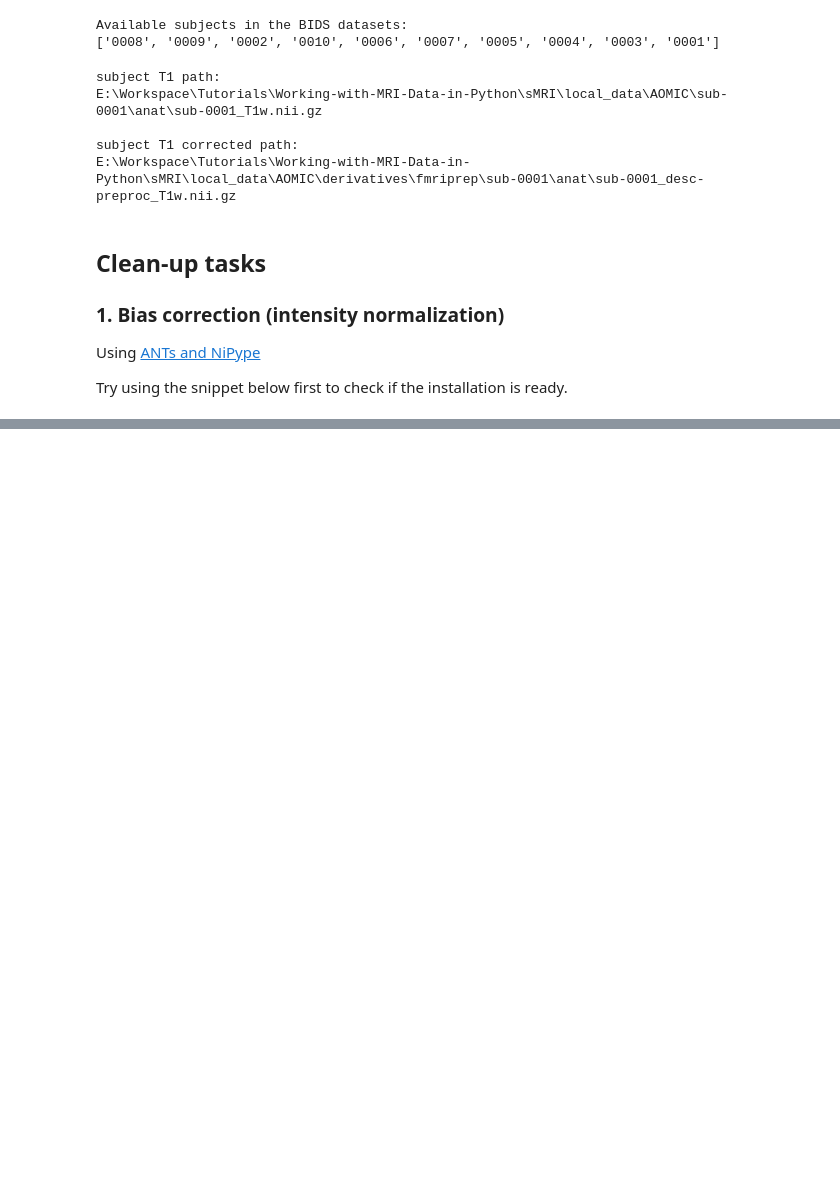
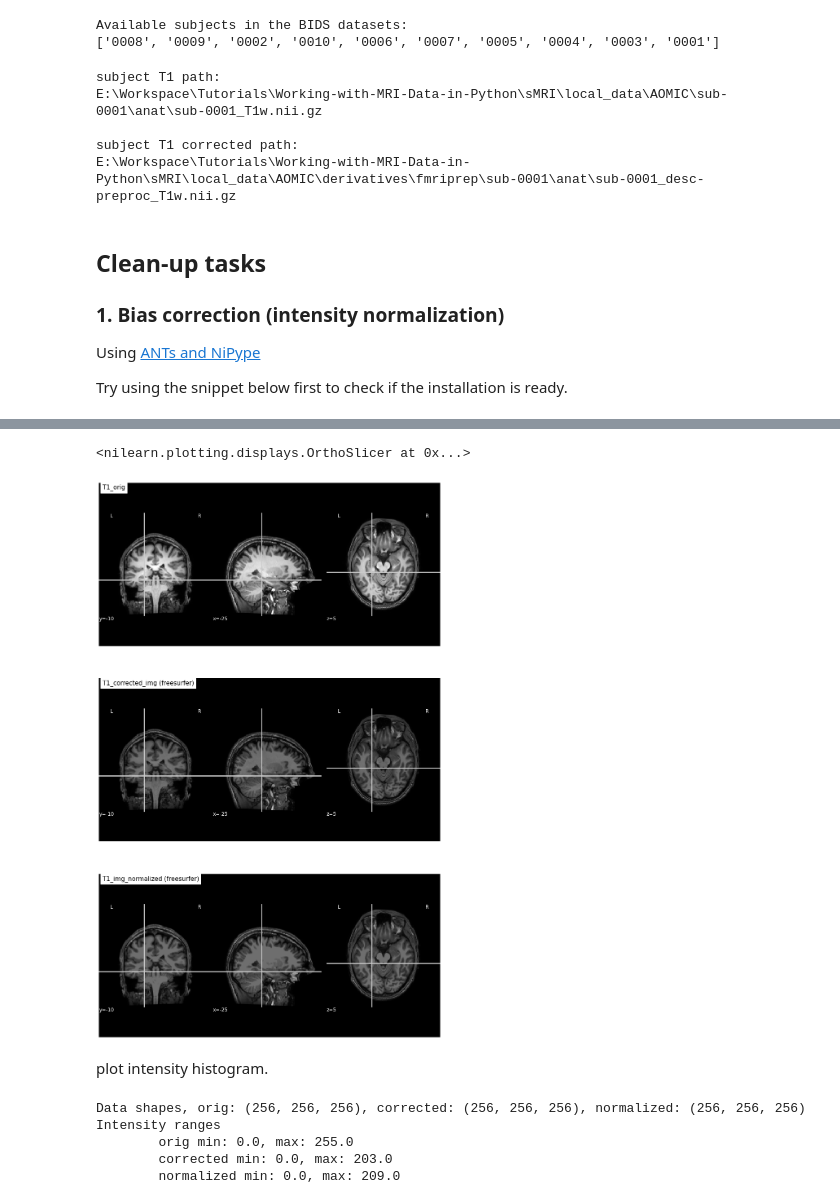
Before and after one commit to YuyangXueEd/Working-with-MRI-Data-in-Python, a Jupyter notebook: sMRI/2-sMRI_Clean-up.ipynb, the cells around one changed output, grey strips where cells are left out. Drawn from its saved outputs; the diff is of its cells as text; code cells hidden in the pictures; blank space fills up the shorter version.

```diff
--- a/sMRI/2-sMRI_Clean-up.ipynb
+++ b/sMRI/2-sMRI_Clean-up.ipynb
@@ -160,10 +165,32 @@ plotting.plot_anat(subject_T1_N4_corrected, title='N4_corrected (fMRIPrep)', vma
 # %%
-T1_orig = subject_dir + 'orig.mgz'
-T1_corrected = subject_dir + 'nu.mgz'
-T1_img_orig = nib.load(T1_orig)
-T1_img_corrected = nib.load(T1_corrected)
+T1_orig = freesurfer_output_dir + 'orig.mgz'
+T1_corrected = freesurfer_output_dir + 'nu.mgz'
+T1_normalized = freesurfer_output_dir + 'T1.mgz'
 
-# plot
-cut_coords = (-85,-2,-5)
-plotting.plot_anat(T1_orig, title="T1_orig", cut_coords=cut_coords, vmax=255)
-plotting.plot_anat(T1_corrected, title="T1_corrected_img", cut_coords=cut_coords, vmax=255)
+cut_coords = (-25, -10, 5)
+
+fig, (ax1, ax2, ax3) = plt.subplots(3, 1, figsize=(15, 25))
+
+plotting.plot_anat(T1_orig, title="T1_orig", cut_coords=cut_coords, vmax=255, axes=ax1)
+plotting.plot_anat(T1_corrected, title="T1_corrected_img (freesurfer)", cut_coords=cut_coords, vmax=255, axes=ax2)
+plotting.plot_anat(T1_normalized, title="T1_img_normalized (freesurfer)", cut_coords=cut_coords, vmax=255, axes=ax3)
+# %% [output]
+<nilearn.plotting.displays.OrthoSlicer at 0x...>
+[figure, added]
+# %% [markdown]
+plot intensity histogram.
+# %%
+import numpy as np
+
+T1_data_orig = nib.load(T1_orig).get_fdata()
+T1_data_corrected = nib.load(T1_corrected).get_fdata()
+T1_data_normalized = nib.load(T1_normalized).get_fdata()
+
+print(f"Data shapes, orig: {T1_data_orig.shape}, corrected: {T1_data_corrected.shape}, normalized: {T1_data_normalized.shape}")
+print(f"Intensity ranges\n\torig min: {np.min(T1_data_orig)}, max: {np.max(T1_data_orig)}\n\tcorrected min: {np.min(T1_data_corrected)}, max: {np.max(T1_data_corrected)}\n\tnormalized min: {np.min(T1_data_normalized)}, max: {np.max(T1_data_normalized)}")
+# %% [output]
+Data shapes, orig: (256, 256, 256), corrected: (256, 256, 256), normalized: (256, 256, 256)
+Intensity ranges
+        orig min: 0.0, max: 255.0
+        corrected min: 0.0, max: 203.0
+        normalized min: 0.0, max: 209.0
```
Also changed, not shown: parts of 12 cells of this notebook, 3 other files.
